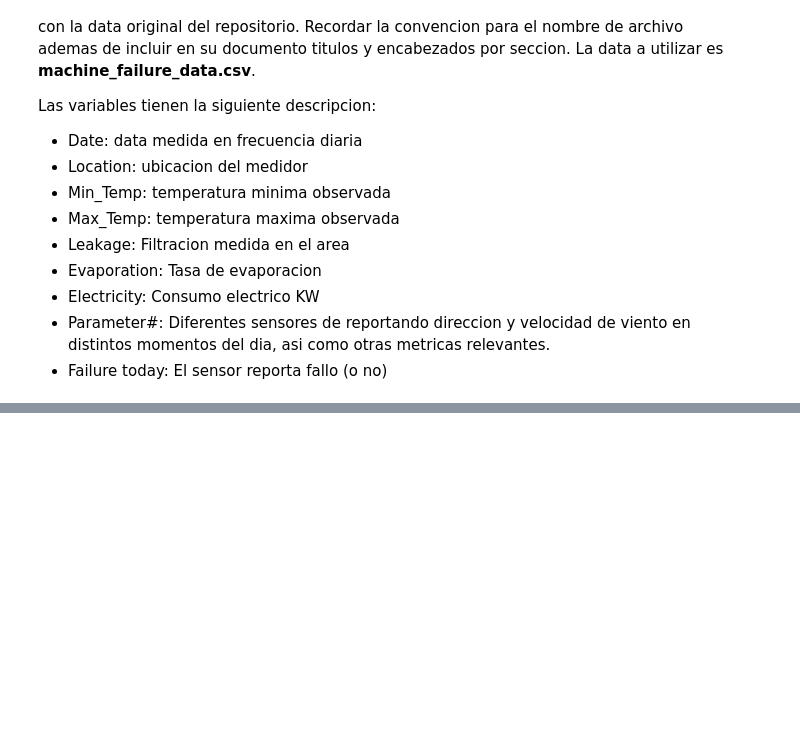
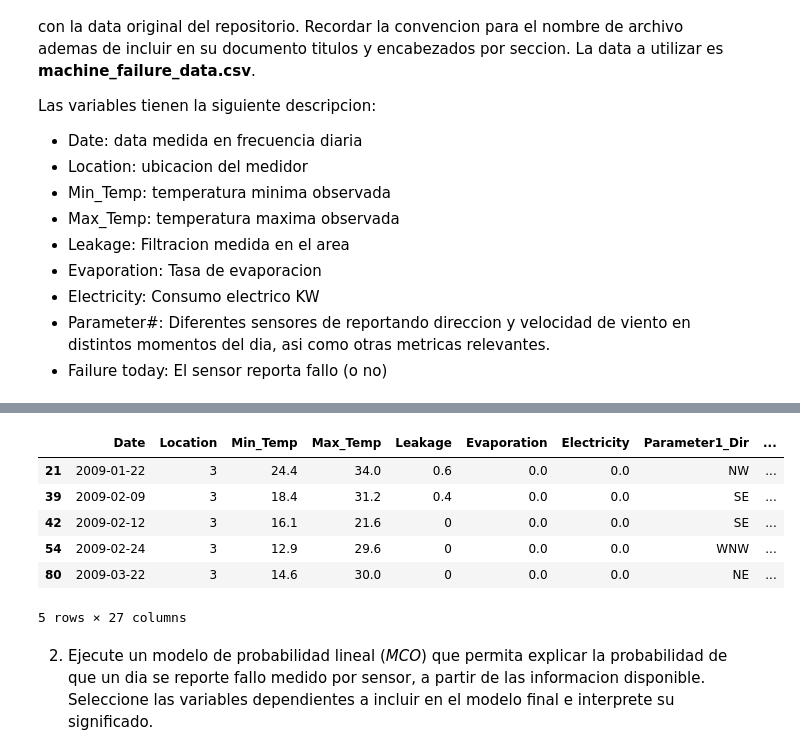
Before and after one commit to JuanIAF/LAB-MAA, a Jupyter notebook: notebooks/nonlinear.ipynb, the cells around one changed output, grey strips where cells are left out. Drawn from its saved outputs; the diff is of its cells as text; code cells hidden in the pictures; blank space fills up the shorter version.

```diff
--- a/notebooks/nonlinear.ipynb
+++ b/notebooks/nonlinear.ipynb
@@ -646,0 +332,43 @@ sns.lmplot(data=df, x='Disease', y='ypred')
+# %%
+def dir(x):
+    if x[0] == "N":
+        return("N")
+    elif x[0] == "S":
+        return("S")
+    elif x[0] == "E":
+        return("E")
+    else:
+        return("W")
+# %%
+df = pd.read_csv('../data/machine_failure_data.csv', delimiter = ',', decimal = ',')
+
+df['Date'] = pd.to_datetime(df['Date'], format='%m/%d/%Y')
+df['año'] = df['Date'].dt.year
+df['mes'] = df['Date'].dt.month
+df = df[df['año'] >= 2009]
+df['fail'] = df['Failure_today'].map({'Yes': 1, 'No': 0})
+df['IEl'] = df['Electricity'].isna().astype(int)
+df['Electricity']=df['Electricity'].fillna(0).astype(float)
+df['IEv'] = df['Evaporation'].isna().astype(int)
+df['Evaporation']=df['Evaporation'].fillna(0).astype(float)
+df['Max_Temp'] = df['Max_Temp'].astype(float)
+
+df_mask = df[(df["Location"] == 17) | (df["Location"] == 26) | (df["Location"] == 42)| (df["Location"] == 46)| (df["Location"] == 19)] #Eliminamos años con pocos datos
+df = df.drop(df_mask.index)
+df = df.reset_index(drop=True)
+df.dropna(inplace=True)
+
+df["Parameter2_9am"] = df["Parameter2_9am"].apply(dir)
+df["Parameter2_3pm"] = df["Parameter2_3pm"].apply(dir)
+
+df.head()
+# %% [output]
+|  | Date | Location | Min_Temp | Max_Temp | Leakage | Evaporation | Electricity | Parameter1_Dir | ... |
+| 21 | 2009-01-22 | 3 | 24.4 | 34.0 | 0.6 | 0.0 | 0.0 | NW | ... |
+| 39 | 2009-02-09 | 3 | 18.4 | 31.2 | 0.4 | 0.0 | 0.0 | SE | ... |
+| 42 | 2009-02-12 | 3 | 16.1 | 21.6 | 0 | 0.0 | 0.0 | SE | ... |
+| 54 | 2009-02-24 | 3 | 12.9 | 29.6 | 0 | 0.0 | 0.0 | WNW | ... |
+| 80 | 2009-03-22 | 3 | 14.6 | 30.0 | 0 | 0.0 | 0.0 | NE | ... |
+5 rows × 27 columns
+# %% [markdown]
+2. Ejecute un modelo de probabilidad lineal (*MCO*) que permita explicar la probabilidad de que un dia se reporte fallo medido por sensor, a partir de las informacion disponible. Seleccione las variables dependientes a incluir en el modelo final e interprete su significado.
```
Also changed, not shown: parts of 37 cells of this notebook, 34 other files.
